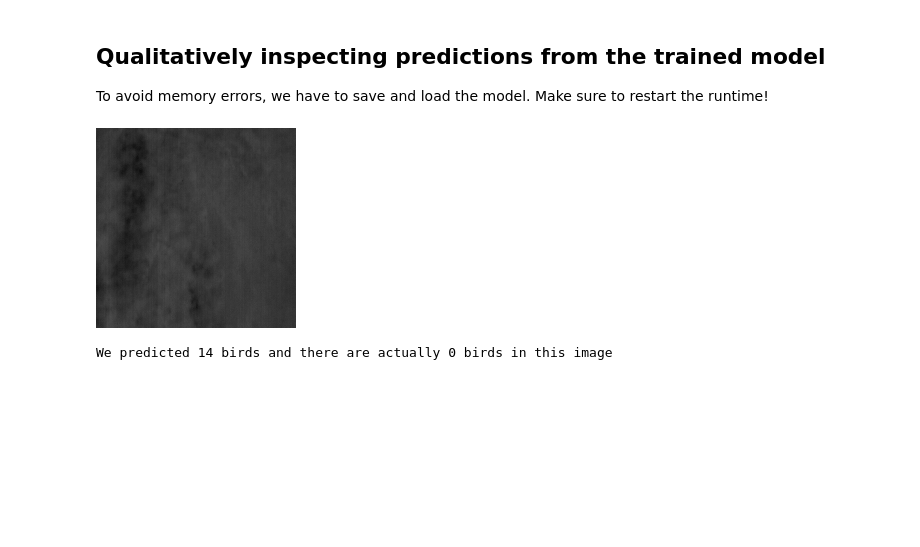
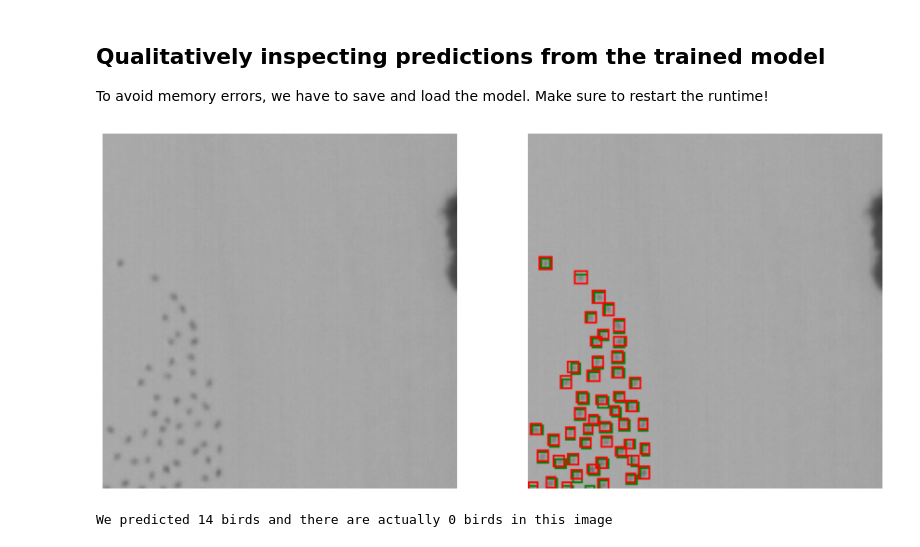
Before and after one commit to emiliolr/counting-cranes, a Jupyter notebook: object_detection/faster_rcnn_experiments.ipynb, the cells around one changed output. Drawn from its saved outputs; the diff is of its cells as text; code cells hidden in the pictures; blank space fills up the shorter version.

```diff
--- a/object_detection/faster_rcnn_experiments.ipynb
+++ b/object_detection/faster_rcnn_experiments.ipynb
@@ -152,9 +151,9 @@ torch.save(model.state_dict(), os.path.join(MODEL_SAVE_FP, 'faster_rcnn', 'final
 To avoid memory errors, we have to save and load the model. Make sure to restart the runtime!
 # %%
 #Loading the model
-save_name = 'faster_rcnn_no_augmentation_6.15.2021.pth'
+save_name = 'model1_6.23.2021.pth'
 model = get_faster_rcnn(backbone = 'ResNet50', num_classes = 2, **HYPERPARAMETERS['constructor_hyperparams'])
-model.load_state_dict(torch.load(os.path.join(MODEL_SAVE_FP, 'faster_rcnn', save_name)))
+model.load_state_dict(torch.load(os.path.join(MODEL_SAVE_FP, 'faster_rcnn', '40_epoch_runs', save_name)))
 pl_model = FasterRCNNLightning(model = model, lr = HYPERPARAMETERS['learning_rate'])
 # %%
 #Predicting on one parent image - this is currently happening on CPU... prediction w/PyTorch Lightning's trainer seems not to work correctly!
@@ -163,17 +162,26 @@ images, targets = images[0 : 10], targets[0 : 10]
 preds = pl_model(images)
 # %%
 #Plotting an image and predicted bboxes
-index = 0
+index = 5
 img = np.moveaxis(images[index].numpy(), 0, -1) * 255
-bboxes = preds[index]['boxes'].tolist()
+pred_bboxes = preds[index]['boxes'].tolist()
+gt_bboxes = targets[index]['boxes'].tolist()
 
-pil_img = Image.fromarray(img.astype(np.uint8))
+pil_img = Image.fromarray(np.copy(img).astype(np.uint8))
 draw = ImageDraw.Draw(pil_img)
-for b in bboxes:
+for b in gt_bboxes:
+    draw.rectangle(b, outline = 'green', width = 1)
+for b in pred_bboxes:
     draw.rectangle(b, outline = 'red', width = 1)
-pil_img
+img_w_boxes = np.array(pil_img)
+
+f, axarr = plt.subplots(1, 2, figsize = (15, 10))
+axarr[0].imshow(img.astype(np.uint8))
+axarr[1].imshow(img_w_boxes)
+for a in axarr:
+    a.axis('off')
 # %% [output]
-[figure, old version]
+[figure, new version]
 # %%
 #Checking counts
 print(f'We predicted {len(bboxes)} birds and there are actually {len(targets[index]["boxes"])} birds in this image')
```
Also changed, not shown: parts of 4 cells of this notebook, 5 other files.
